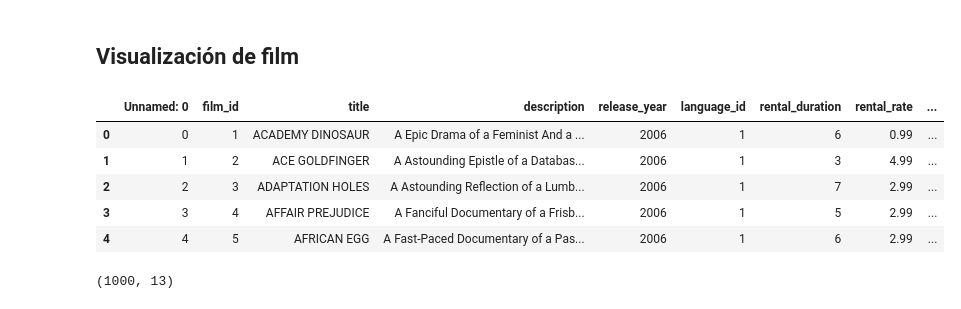
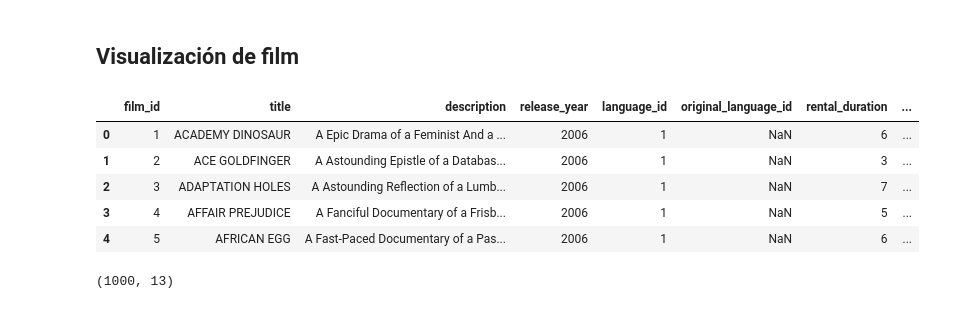
Before and after one commit to kaaiik/project3, a Jupyter notebook: notebook/main.ipynb, the cells around one changed output. Cells and saved outputs as stored; diff of their text form; code cells hidden in the pictures.

```diff
--- a/notebook/main.ipynb
+++ b/notebook/main.ipynb
@@ -124,16 +122,16 @@ old
 # %% [markdown]
 ## Visualización de film
 # %%
-film = pd.read_csv('../data/film.csv')
+film = pd.read_csv('../input/film.csv')
 
 film.head()
 # %% [output]
-|  | Unnamed: 0 | film_id | title | description | release_year | language_id | rental_duration | rental_rate | ... |
-| 0 | 0 | 1 | ACADEMY DINOSAUR | A Epic Drama of a Feminist And a ... | 2006 | 1 | 6 | 0.99 | ... |
-| 1 | 1 | 2 | ACE GOLDFINGER | A Astounding Epistle of a Databas... | 2006 | 1 | 3 | 4.99 | ... |
-| 2 | 2 | 3 | ADAPTATION HOLES | A Astounding Reflection of a Lumb... | 2006 | 1 | 7 | 2.99 | ... |
-| 3 | 3 | 4 | AFFAIR PREJUDICE | A Fanciful Documentary of a Frisb... | 2006 | 1 | 5 | 2.99 | ... |
-| 4 | 4 | 5 | AFRICAN EGG | A Fast-Paced Documentary of a Pas... | 2006 | 1 | 6 | 2.99 | ... |
+|  | film_id | title | description | release_year | language_id | original_language_id | rental_duration | ... |
+| 0 | 1 | ACADEMY DINOSAUR | A Epic Drama of a Feminist And a ... | 2006 | 1 | NaN | 6 | ... |
+| 1 | 2 | ACE GOLDFINGER | A Astounding Epistle of a Databas... | 2006 | 1 | NaN | 3 | ... |
+| 2 | 3 | ADAPTATION HOLES | A Astounding Reflection of a Lumb... | 2006 | 1 | NaN | 7 | ... |
+| 3 | 4 | AFFAIR PREJUDICE | A Fanciful Documentary of a Frisb... | 2006 | 1 | NaN | 5 | ... |
+| 4 | 5 | AFRICAN EGG | A Fast-Paced Documentary of a Pas... | 2006 | 1 | NaN | 6 | ... |
 # %%
 film.shape
 # %% [output]
```
Also changed, not shown: parts of 40 cells of this notebook.
